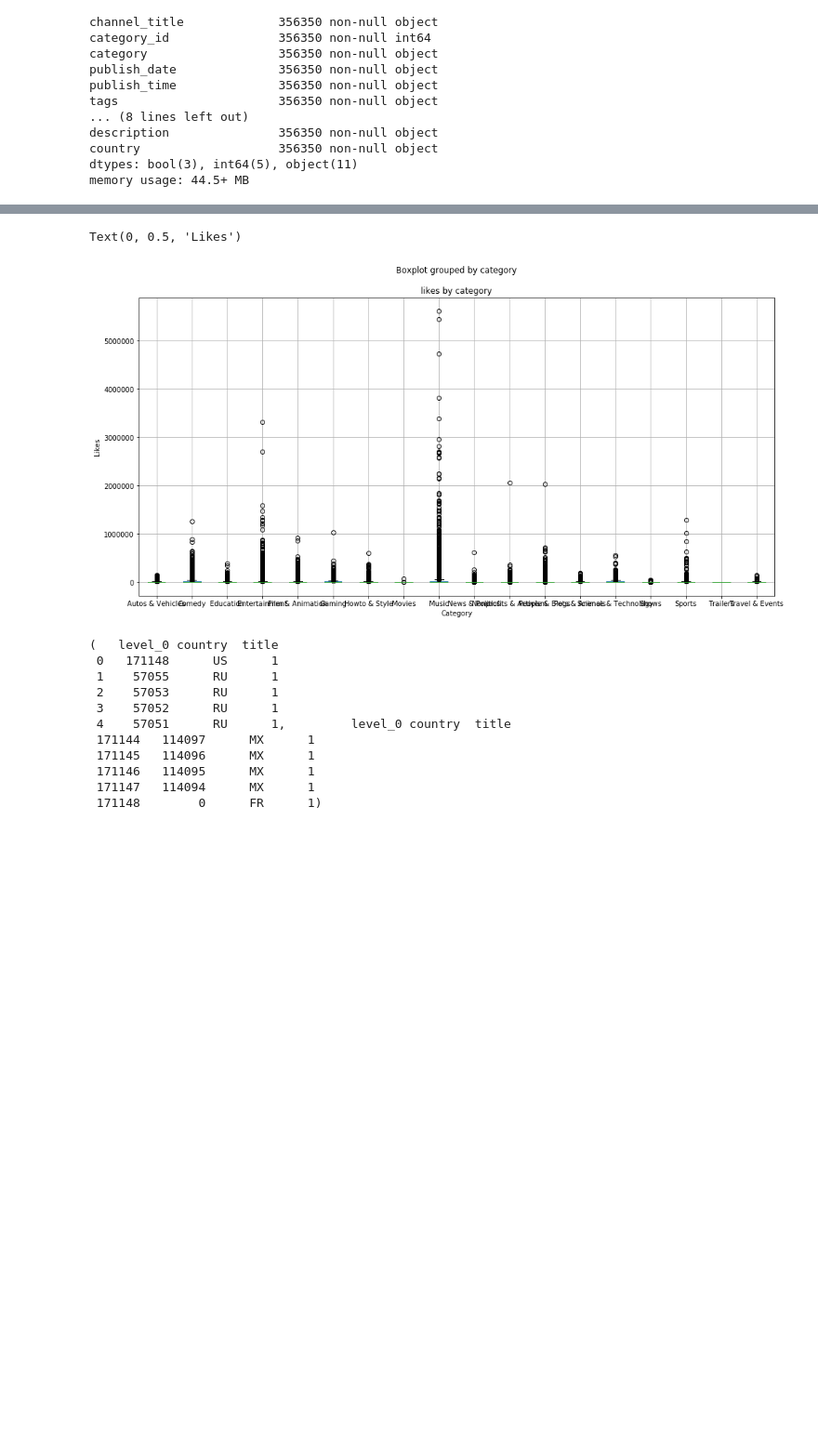
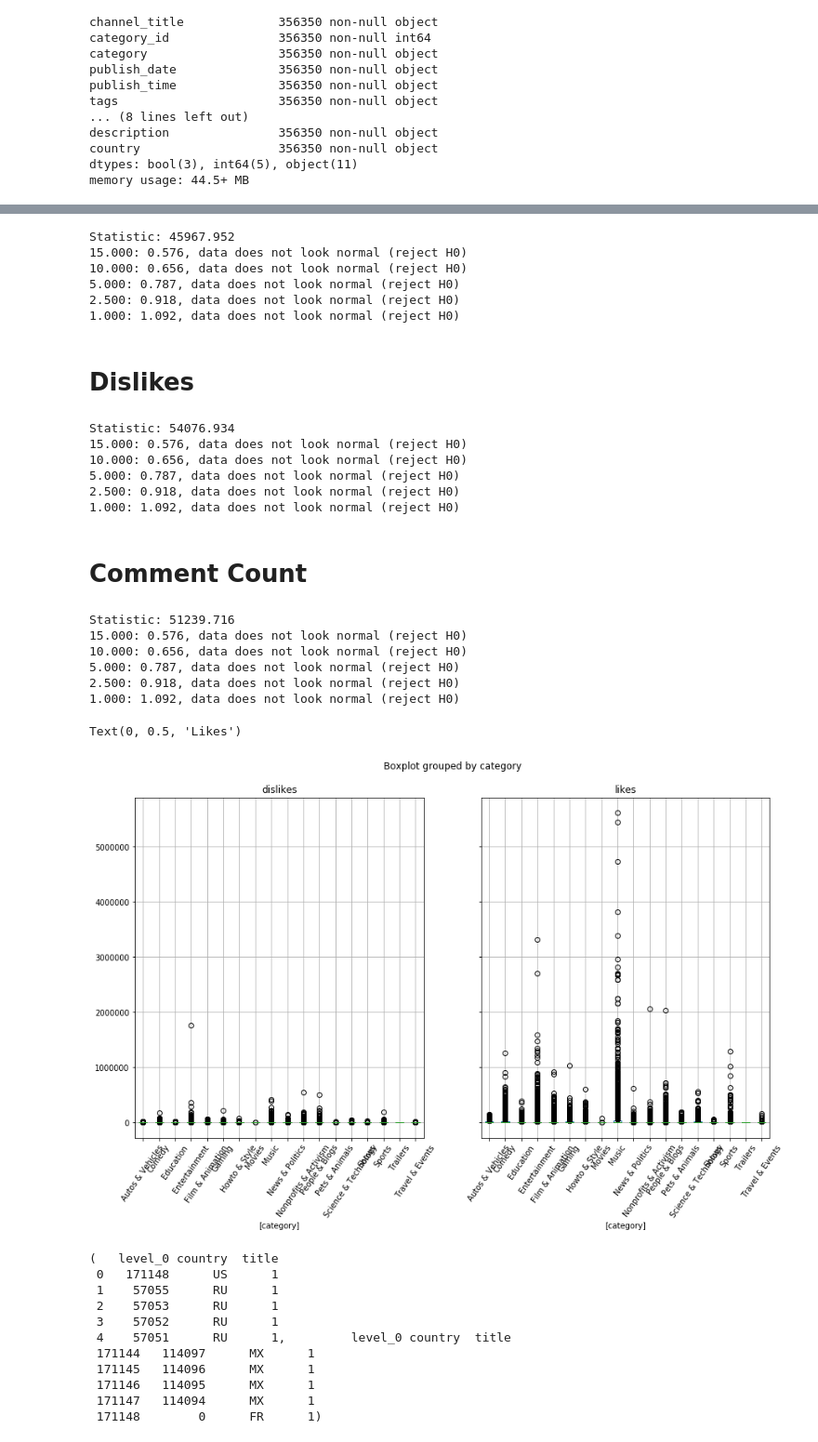
Before and after one commit to VadimAcosta/youtube, a Jupyter notebook: youtube.ipynb, the cells around one changed output, grey strips where cells are left out. Shown at 93% size. Cells and saved outputs as stored; diff of their text form; code cells hidden in the pictures; blank space fills up the shorter version.

Commit message:
Added a bunch of normality tests

```diff
--- a/youtube.ipynb
+++ b/youtube.ipynb
@@ -63,10 +202,72 @@ df.head()
+# %%
+# Anderson Darling Normality Test
+
+result = anderson(df['likes'])
+print('Statistic: %.3f' % result.statistic)
+p = 0
+for i in range(len(result.critical_values)):
+	sl, cv = result.significance_level[i], result.critical_values[i]
+	if result.statistic < result.critical_values[i]:
+		print('%.3f: %.3f, data looks normal (fail to reject H0)' % (sl, cv))
+	else:
+		print('%.3f: %.3f, data does not look normal (reject H0)' % (sl, cv))
+# %% [output]
+Statistic: 45967.952
+15.000: 0.576, data does not look normal (reject H0)
+10.000: 0.656, data does not look normal (reject H0)
+5.000: 0.787, data does not look normal (reject H0)
+2.500: 0.918, data does not look normal (reject H0)
+1.000: 1.092, data does not look normal (reject H0)
+# %% [markdown]
+# Dislikes
+# %%
+# Anderson Darling Normality Test
+
+result = anderson(df['dislikes'])
+print('Statistic: %.3f' % result.statistic)
+p = 0
+for i in range(len(result.critical_values)):
+	sl, cv = result.significance_level[i], result.critical_values[i]
+	if result.statistic < result.critical_values[i]:
+		print('%.3f: %.3f, data looks normal (fail to reject H0)' % (sl, cv))
+	else:
+		print('%.3f: %.3f, data does not look normal (reject H0)' % (sl, cv))
+# %% [output]
+Statistic: 54076.934
+15.000: 0.576, data does not look normal (reject H0)
+10.000: 0.656, data does not look normal (reject H0)
+5.000: 0.787, data does not look normal (reject H0)
+2.500: 0.918, data does not look normal (reject H0)
+1.000: 1.092, data does not look normal (reject H0)
+# %% [markdown]
+# Comment Count
+# %%
+# Anderson Darling Normality Test
+
+result = anderson(df['views'])
+print('Statistic: %.3f' % result.statistic)
+p = 0
+for i in range(len(result.critical_values)):
+	sl, cv = result.significance_level[i], result.critical_values[i]
+	if result.statistic < result.critical_values[i]:
+		print('%.3f: %.3f, data looks normal (fail to reject H0)' % (sl, cv))
+	else:
+		print('%.3f: %.3f, data does not look normal (reject H0)' % (sl, cv))
+# %% [output]
+Statistic: 51239.716
+15.000: 0.576, data does not look normal (reject H0)
+10.000: 0.656, data does not look normal (reject H0)
+5.000: 0.787, data does not look normal (reject H0)
+2.500: 0.918, data does not look normal (reject H0)
+1.000: 1.092, data does not look normal (reject H0)
 # %%
-fig = plt.figure(figsize=(16,8))
-ax = fig.gca() # define axis
-df[['likes','category']].boxplot(by = 'category', ax = ax)
-ax.set_title('likes by category')
+fig = plt.figure(figsize=(14,8))
+ax = fig.gca()
+df[['likes','dislikes','category']].boxplot(by = 'category', rot = 55, ax = ax)
+
+ax.set_title('likes and dislikes by category')
 ax.set_xlabel('Category')
 ax.set_ylabel('Likes')
 # %% [output]
 Text(0, 0.5, 'Likes')
-[figure, old version]
+[figure, new version]
```
Also changed, not shown: parts of 44 cells of this notebook.
